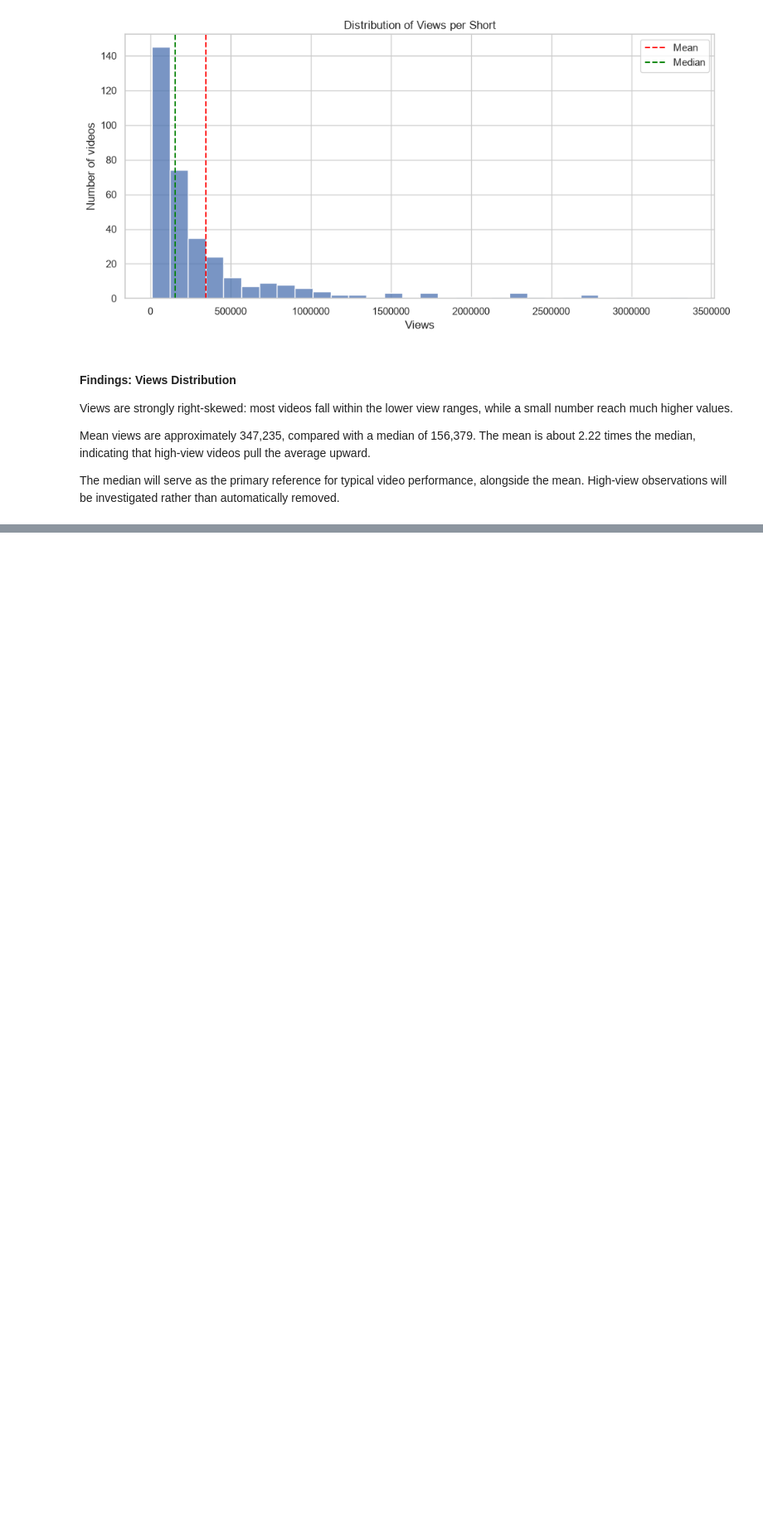
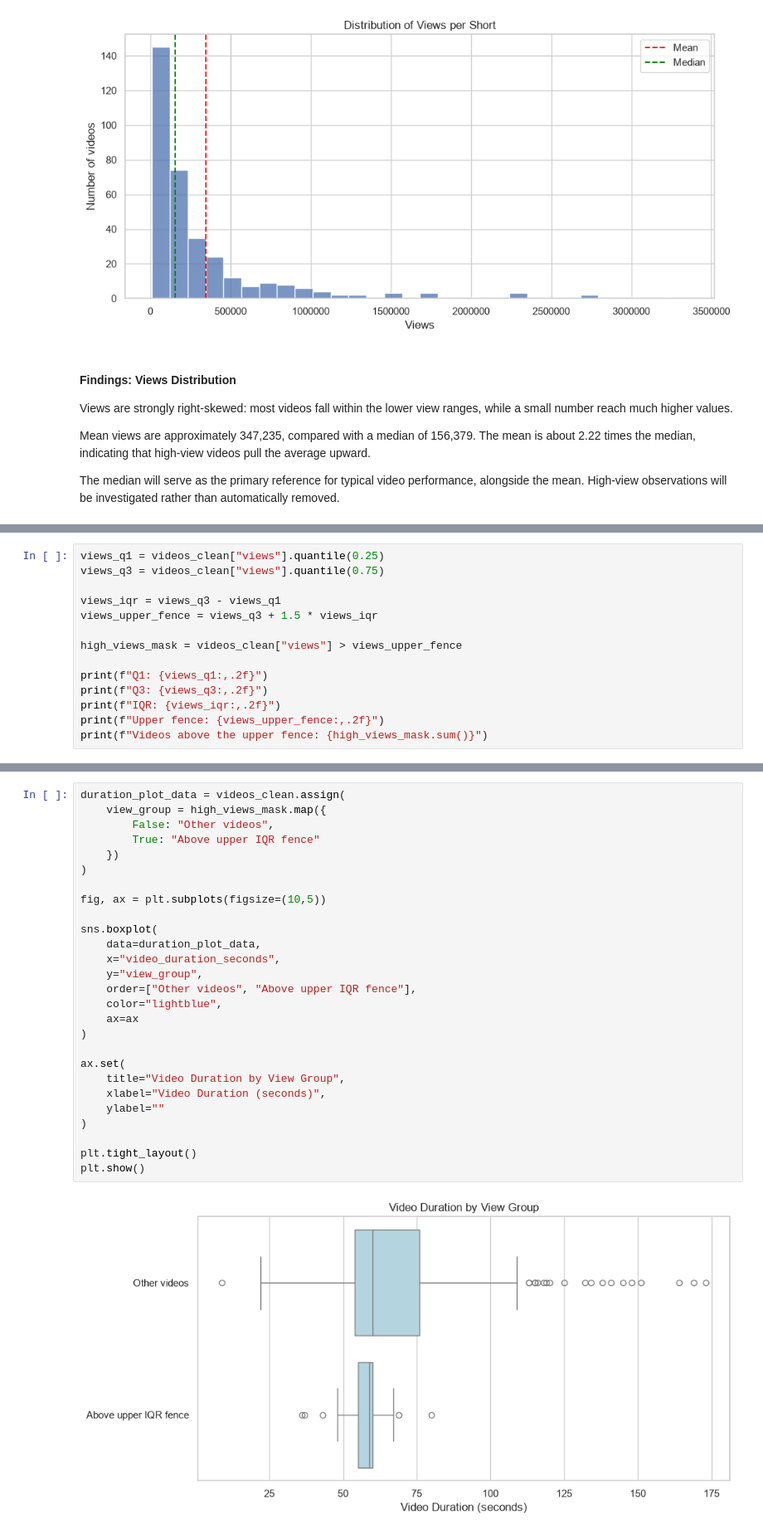
Before and after one commit to MarkCruz911/youtube-shorts-performance-analysis, a Jupyter notebook: notebooks/01_data_audit.ipynb, the cells around one changed output, grey strips where cells are left out. Shown at 83% size. Saved outputs shown, nothing was run; the diff lists cells and outputs as text; blank space fills up the shorter version.

```diff
--- a/notebooks/01_data_audit.ipynb
+++ b/notebooks/01_data_audit.ipynb
@@ -518,0 +523,14 @@ The median will serve as the primary reference for typical video performance, al
+# %%
+views_q1 = videos_clean["views"].quantile(0.25)
+views_q3 = videos_clean["views"].quantile(0.75)
+
+views_iqr = views_q3 - views_q1
+views_upper_fence = views_q3 + 1.5 * views_iqr
+
+high_views_mask = videos_clean["views"] > views_upper_fence
+
+print(f"Q1: {views_q1:,.2f}")
+print(f"Q3: {views_q3:,.2f}")
+print(f"IQR: {views_iqr:,.2f}")
+print(f"Upper fence: {views_upper_fence:,.2f}")
+print(f"Videos above the upper fence: {high_views_mask.sum()}")
@@ -518,0 +650,29 @@ The median will serve as the primary reference for typical video performance, al
+# %%
+duration_plot_data = videos_clean.assign(
+    view_group = high_views_mask.map({
+        False: "Other videos",
+        True: "Above upper IQR fence"
+    })
+)
+
+fig, ax = plt.subplots(figsize=(10,5))
+
+sns.boxplot(
+    data=duration_plot_data,
+    x="video_duration_seconds",
+    y="view_group",
+    order=["Other videos", "Above upper IQR fence"],
+    color="lightblue",
+    ax=ax
+)
+
+ax.set(
+    title="Video Duration by View Group",
+    xlabel="Video Duration (seconds)",
+    ylabel=""
+)
+
+plt.tight_layout()
+plt.show()
+# %% [output]
+[figure, added]
```
Also changed, not shown: parts of 41 cells of this notebook.
